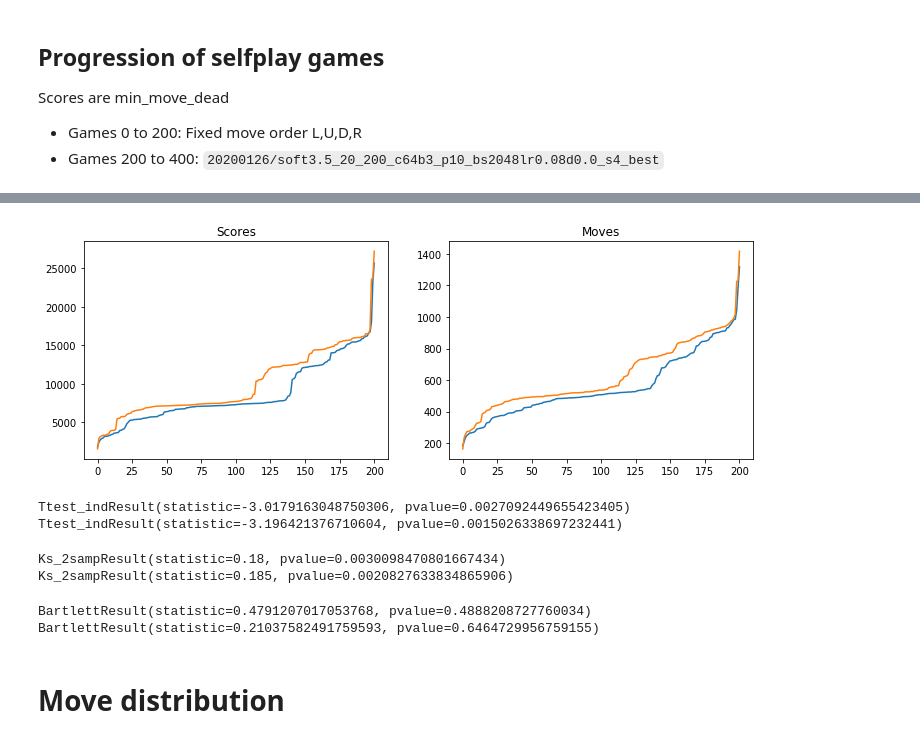
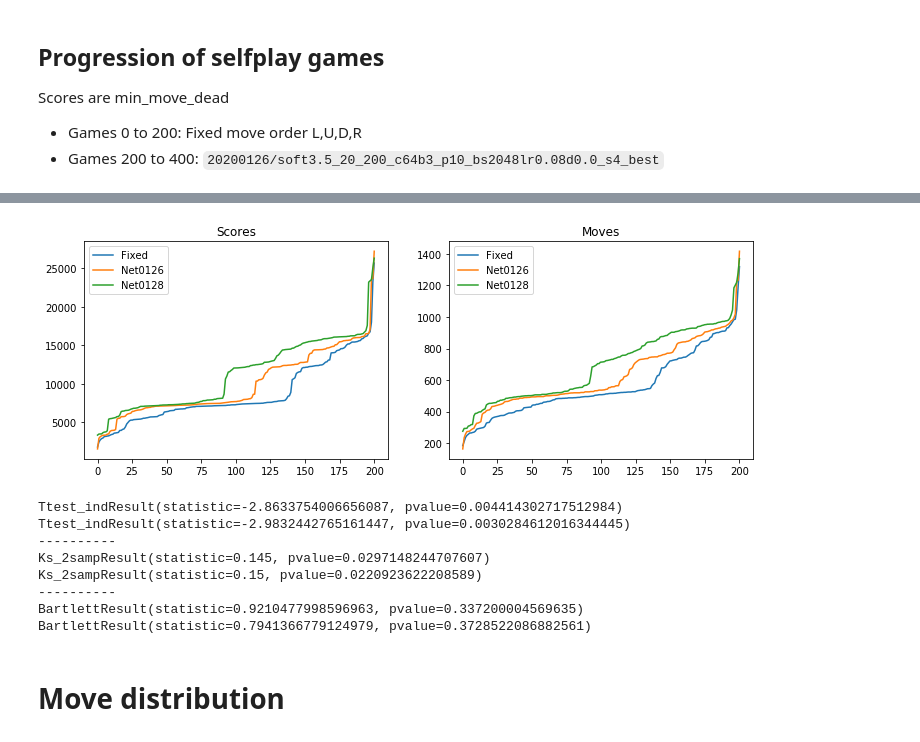
Before and after one commit to fqjin/2048NN, a Jupyter notebook: notebooks/progress.ipynb, the cells around one changed output, grey strips where cells are left out. Drawn from its saved outputs; the diff is of its cells as text; code cells hidden in the pictures.

```diff
--- a/notebooks/progress.ipynb
+++ b/notebooks/progress.ipynb
@@ -35,4 +35,5 @@ while True:
     except FileNotFoundError:
         print('Got {} games'.format(i))
         break
+blocks = (i-1)//200 + 1
 # %% [output]
@@ -55,12 +56,12 @@ plt.show()
 xscore = (min(scores), max(scores))
 xmoves = (min(moves), max(moves))
 plt.figure(figsize=(12,6))
-for i, j in zip(range(2), (0, 200)):
-    plt.subplot(2,2,1+2*i)
-    plt.hist(scores[j:j+200], range=xscore, bins=50)
+for i in range(blocks):
+    plt.subplot(blocks, 2, 1+2*i)
+    plt.hist(scores[200*i:200*(i+1)], range=xscore, bins=50)
     if not i: plt.title('Scores')
-    plt.subplot(2,2,2+2*i)
-    plt.hist(moves[j:j+200], range=xmoves, bins=50)
+    plt.subplot(blocks, 2, 2+2*i)
+    plt.hist(moves[200*i:200*(i+1)], range=xmoves, bins=50)
     if not i: plt.title('Moves')
 plt.show()
 # %% [output]
@@ -68,40 +69,44 @@ plt.show()
 # %%
 plt.figure(figsize=(12,4))
 plt.subplot(1,2,1)
-for j in (0, 200):
-    plt.plot(np.linspace(0, 200, len(moves[j:j+200])), sorted(scores[j:j+200]))
+for i in range(blocks):
+    plt.plot(np.linspace(0, 200, len(moves[200*i:200*(i+1)])),
+             sorted(scores[200*i:200*(i+1)]))
 plt.title('Scores')
+plt.legend(['Fixed','Net0126','Net0128'])
 plt.subplot(1,2,2)
-for j in (0, 200):
-    plt.plot(np.linspace(0, 200, len(moves[j:j+200])), sorted(moves[j:j+200]))
+for i in range(blocks):
+    plt.plot(np.linspace(0, 200, len(moves[200*i:200*(i+1)])),
+             sorted(moves[200*i:200*(i+1)]))
 plt.title('Moves')
+plt.legend(['Fixed','Net0126','Net0128'])
 plt.show()
 # %% [output]
-[figure, old version]
+[figure, new version]
 # %%
 # Test if means are the same
-i = 0
+i = blocks - 2
 print(stats.ttest_ind(scores[200*i:200*(i+1)], scores[200*(i+1):200*(i+2)], equal_var=False))
 print(stats.ttest_ind(moves[200*i:200*(i+1)], moves[200*(i+1):200*(i+2)], equal_var=False))
+print('-'*10)
+
+# Test if samples are drawn from the same distribution
+print(stats.ks_2samp(scores[200*i:200*(i+1)], scores[200*(i+1):200*(i+2)]))
+print(stats.ks_2samp(moves[200*i:200*(i+1)], moves[200*(i+1):200*(i+2)]))
+print('-'*10)
+
+# Test if variances are the same
+print(stats.bartlett(scores[200*i:200*(i+1)], scores[200*(i+1):200*(i+2)]))
+print(stats.bartlett(moves[200*i:200*(i+1)], moves[200*(i+1):200*(i+2)]))
 # %% [output]
-Ttest_indResult(statistic=-3.0179163048750306, pvalue=0.0027092449655423405)
-Ttest_indResult(statistic=-3.196421376710604, pvalue=0.0015026338697232441)
+Ttest_indResult(statistic=-2.8633754006656087, pvalue=0.004414302717512984)
+Ttest_indResult(statistic=-2.9832442765161447, pvalue=0.0030284612016344445)
+----------
+Ks_2sampResult(statistic=0.145, pvalue=0.0297148244707607)
+Ks_2sampResult(statistic=0.15, pvalue=0.0220923622208589)
+----------
+BartlettResult(statistic=0.9210477998596963, pvalue=0.337200004569635)
+BartlettResult(statistic=0.7941366779124979, pvalue=0.3728522086882561)
-# %%
-# Test if samples are drawn from the same distribution
-i = 0
-print(stats.ks_2samp(scores[200*i:200*(i+1)], scores[200*(i+1):200*(i+2)]))
-print(stats.ks_2samp(moves[200*i:200*(i+1)], moves[200*(i+1):200*(i+2)]))
-# %% [output]
-Ks_2sampResult(statistic=0.18, pvalue=0.0030098470801667434)
-Ks_2sampResult(statistic=0.185, pvalue=0.0020827633834865906)
-# %%
-# Test if variances are the same
-i = 0
-print(stats.bartlett(scores[200*i:200*(i+1)], scores[200*(i+1):200*(i+2)]))
-print(stats.bartlett(moves[200*i:200*(i+1)], moves[200*(i+1):200*(i+2)]))
-# %% [output]
-BartlettResult(statistic=0.4791207017053768, pvalue=0.4888208727760034)
-BartlettResult(statistic=0.21037582491759593, pvalue=0.6464729956759155)
 # %% [markdown]
 # Move distribution
 # %%
```
Also changed, not shown: parts of 6 cells of this notebook.
